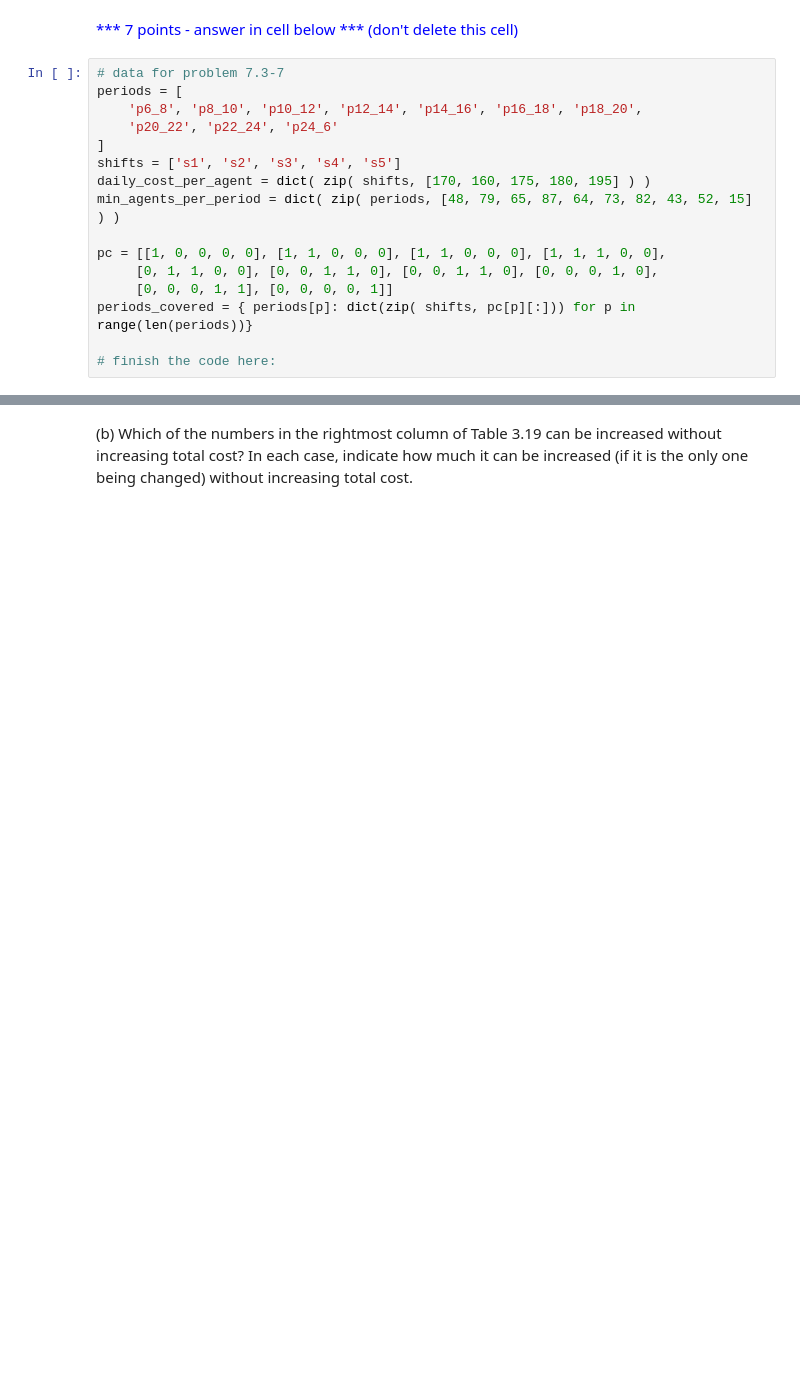
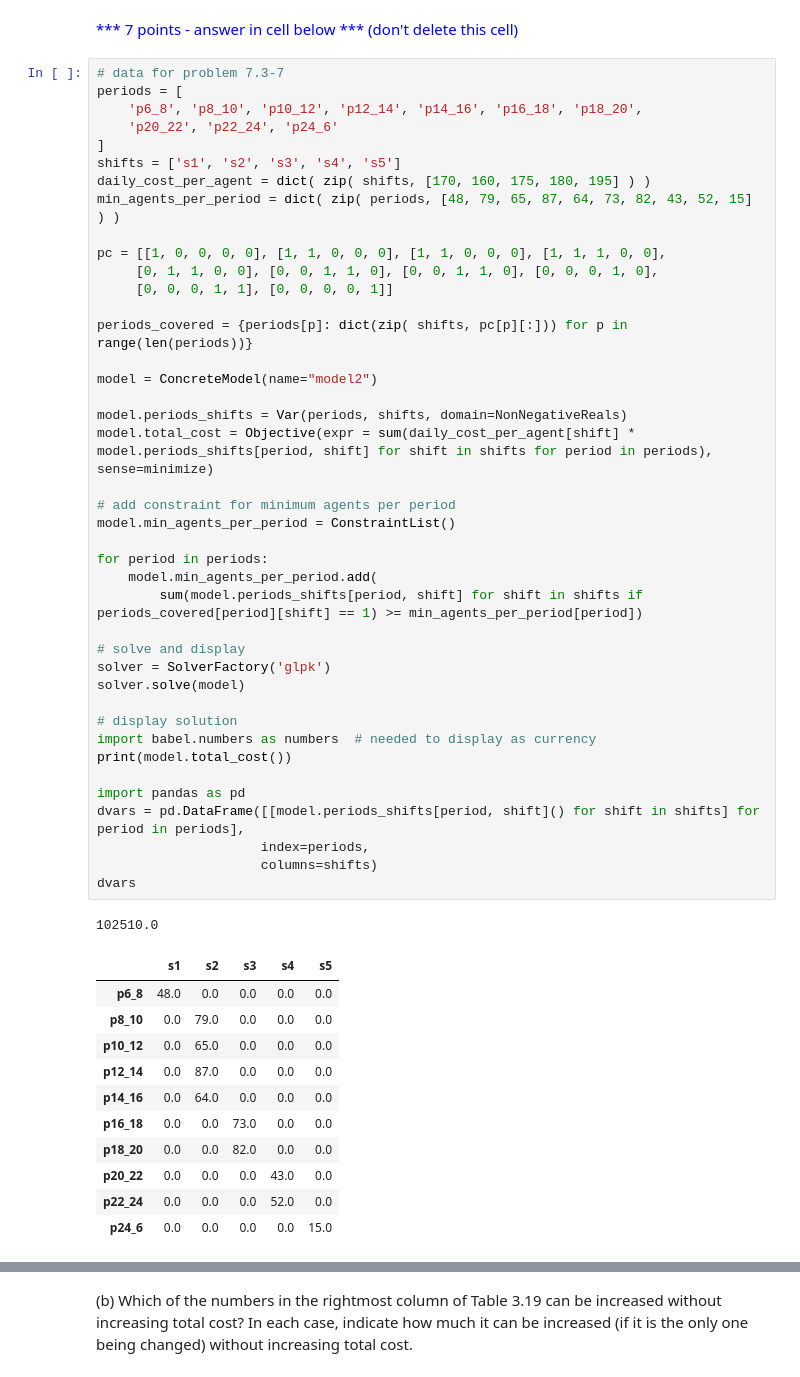
Before and after one commit to seanwhyland/DS775, a Jupyter notebook: lesson_2/Homework_02.ipynb, the cells around one changed output, grey strips where cells are left out. Drawn from its saved outputs; the diff is of its cells as text; blank space fills up the shorter version.

```diff
--- a/lesson_2/Homework_02.ipynb
+++ b/lesson_2/Homework_02.ipynb
@@ -601,16 +601,54 @@ cost.  (*Note: the letters (a), (b), etc. do not match the letters in the textbo
 # %%
 # data for problem 7.3-7
 periods = [
     'p6_8', 'p8_10', 'p10_12', 'p12_14', 'p14_16', 'p16_18', 'p18_20',
     'p20_22', 'p22_24', 'p24_6'
 ]
 shifts = ['s1', 's2', 's3', 's4', 's5']
 daily_cost_per_agent = dict( zip( shifts, [170, 160, 175, 180, 195] ) )
 min_agents_per_period = dict( zip( periods, [48, 79, 65, 87, 64, 73, 82, 43, 52, 15] ) )
 
 pc = [[1, 0, 0, 0, 0], [1, 1, 0, 0, 0], [1, 1, 0, 0, 0], [1, 1, 1, 0, 0],
      [0, 1, 1, 0, 0], [0, 0, 1, 1, 0], [0, 0, 1, 1, 0], [0, 0, 0, 1, 0],
      [0, 0, 0, 1, 1], [0, 0, 0, 0, 1]]
-periods_covered = { periods[p]: dict(zip( shifts, pc[p][:])) for p in range(len(periods))}
 
-# finish the code here:
+periods_covered = {periods[p]: dict(zip( shifts, pc[p][:])) for p in range(len(periods))}
+
+model = ConcreteModel(name="model2")
+
+model.periods_shifts = Var(periods, shifts, domain=NonNegativeReals)
+model.total_cost = Objective(expr = sum(daily_cost_per_agent[shift] * model.periods_shifts[period, shift] for shift in shifts for period in periods), sense=minimize)
+
+# add constraint for minimum agents per period
+model.min_agents_per_period = ConstraintList()
+
+for period in periods:
+    model.min_agents_per_period.add(
+        sum(model.periods_shifts[period, shift] for shift in shifts if periods_covered[period][shift] == 1) >= min_agents_per_period[period])
+
+# solve and display
+solver = SolverFactory('glpk')
+solver.solve(model)
+
+# display solution
+import babel.numbers as numbers  # needed to display as currency
+print(model.total_cost())
+
+import pandas as pd
+dvars = pd.DataFrame([[model.periods_shifts[period, shift]() for shift in shifts] for period in periods],
+                     index=periods,
+                     columns=shifts)
+dvars
+# %% [output]
+102510.0
+|  | s1 | s2 | s3 | s4 | s5 |
+| p6_8 | 48.0 | 0.0 | 0.0 | 0.0 | 0.0 |
+| p8_10 | 0.0 | 79.0 | 0.0 | 0.0 | 0.0 |
+| p10_12 | 0.0 | 65.0 | 0.0 | 0.0 | 0.0 |
+| p12_14 | 0.0 | 87.0 | 0.0 | 0.0 | 0.0 |
+| p14_16 | 0.0 | 64.0 | 0.0 | 0.0 | 0.0 |
+| p16_18 | 0.0 | 0.0 | 73.0 | 0.0 | 0.0 |
+| p18_20 | 0.0 | 0.0 | 82.0 | 0.0 | 0.0 |
+| p20_22 | 0.0 | 0.0 | 0.0 | 43.0 | 0.0 |
+| p22_24 | 0.0 | 0.0 | 0.0 | 52.0 | 0.0 |
+| p24_6 | 0.0 | 0.0 | 0.0 | 0.0 | 15.0 |
```
Also changed, not shown: parts of 7 cells of this notebook, 3 other files.
